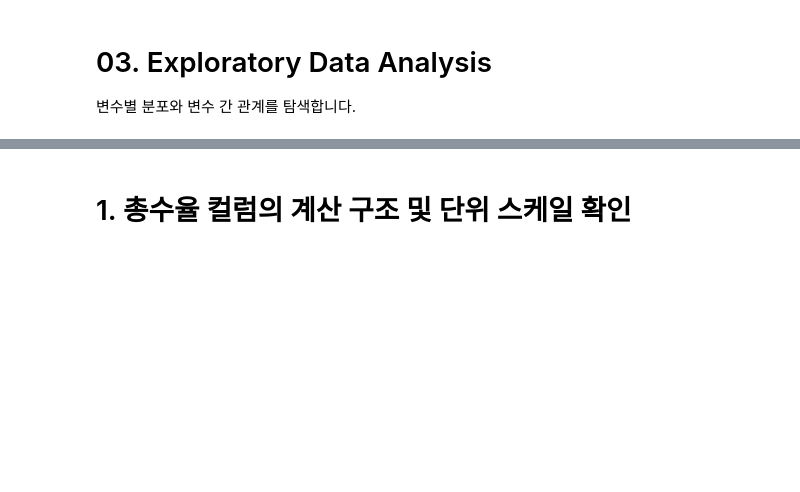
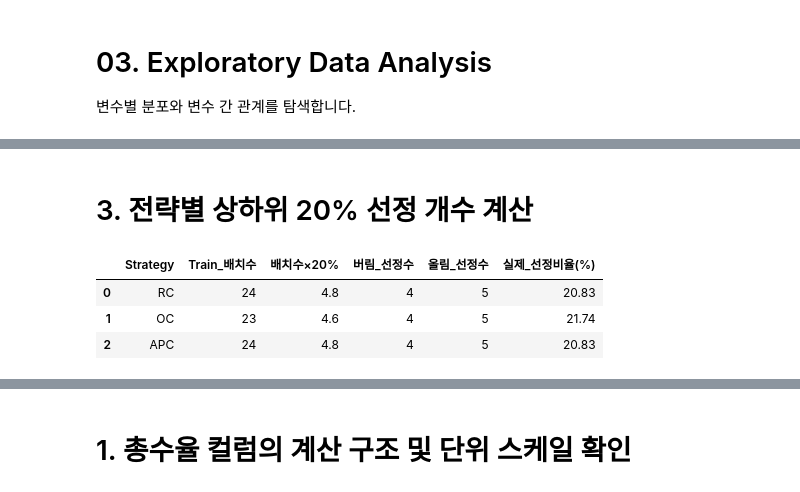
Before and after one commit to ehdgur0204-cpu/penicillin-process-analysis, a Jupyter notebook: notebooks/03_eda.ipynb, the cells around one changed output, grey strips where cells are left out. Drawn from its saved outputs; the diff is of its cells as text; code cells hidden in the pictures; blank space fills up the shorter version.

```diff
--- a/notebooks/03_eda.ipynb
+++ b/notebooks/03_eda.ipynb
@@ -92,0 +217,45 @@ Name: Time (h), dtype: float64
+# %% [markdown]
+# 3. 전략별 상하위 20% 선정 개수 계산
+# %%
+# 현재는 정상 운전전략인 RC·OC·APC만 계산
+# Fault 포함 여부는 아직 최종 결정 전이므로 제외
+target_strategies = ['RC', 'OC', 'APC']
+
+selection_count = []
+
+for strategy in target_strategies:
+
+    # 해당 전략의 Train 배치 수
+    n_batches = len(
+        batch_summary[
+            batch_summary['Strategy'] == strategy
+        ]
+    )
+
+    # 배치 수의 정확한 20%
+    raw_20pct = n_batches * 0.20
+
+    # 소수점 버림 시 선정 개수
+    floor_count = int(raw_20pct)
+
+    # 소수점 올림 시 선정 개수
+    ceil_count = math.ceil(raw_20pct)
+
+    selection_count.append({
+        'Strategy': strategy,
+        'Train_배치수': n_batches,
+        '배치수×20%': raw_20pct,
+        '버림_선정수': floor_count,
+        '올림_선정수': ceil_count,
+        '실제_선정비율(%)': ceil_count / n_batches * 100
+    })
+
+# 결과를 표로 변환
+selection_count_df = pd.DataFrame(selection_count)
+
+display(selection_count_df.round(2))
+# %% [output]
+|  | Strategy | Train_배치수 | 배치수×20% | 버림_선정수 | 올림_선정수 | 실제_선정비율(%) |
+| 0 | RC | 24 | 4.8 | 4 | 5 | 20.83 |
+| 1 | OC | 23 | 4.6 | 4 | 5 | 21.74 |
+| 2 | APC | 24 | 4.8 | 4 | 5 | 20.83 |
```
Also changed, not shown: parts of 26 cells of this notebook, 1 other file.
